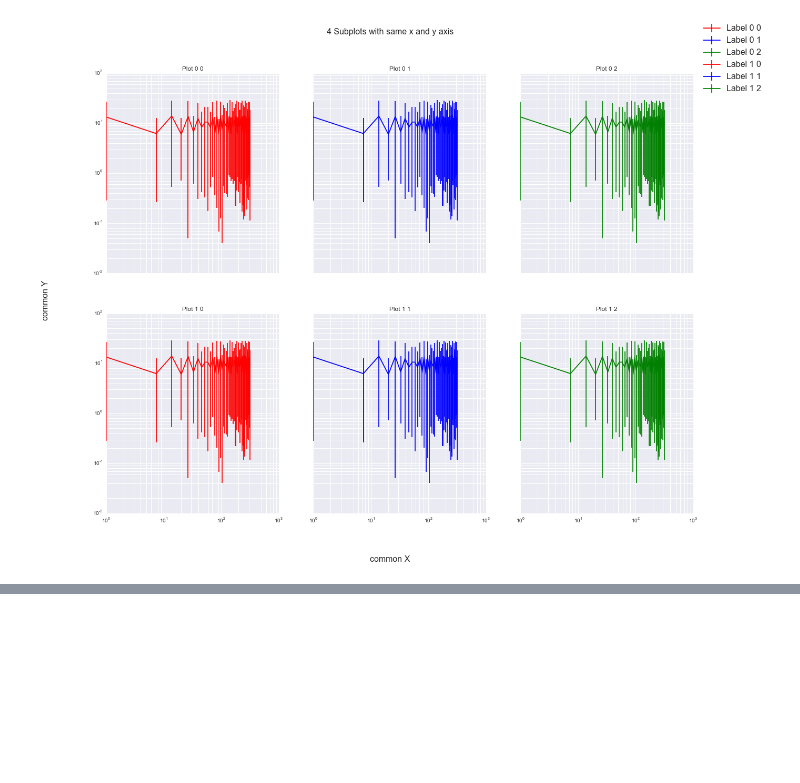
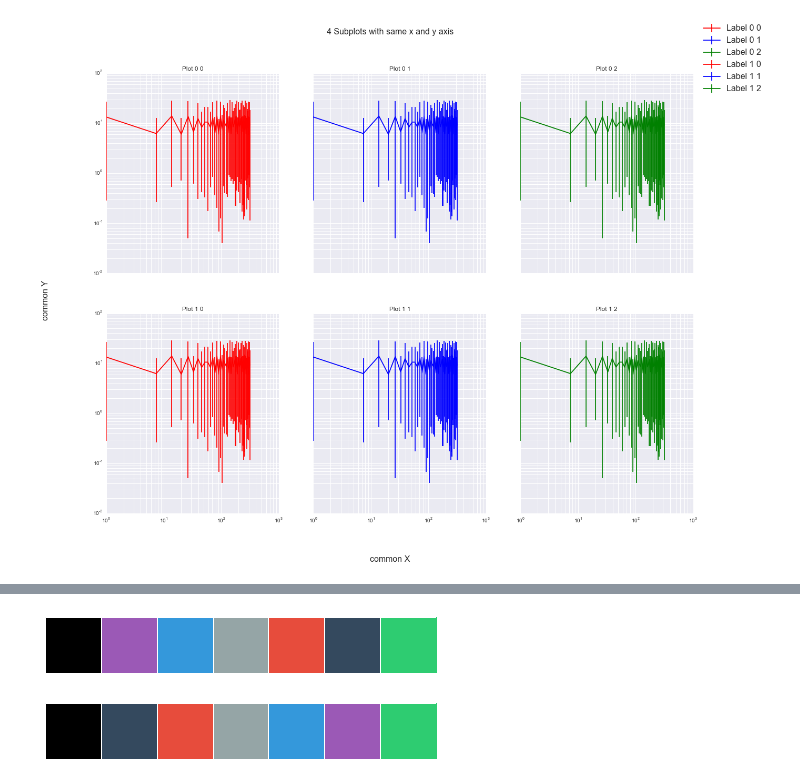
Before and after one commit to napsternxg/ipython-notebooks, a Jupyter notebook: Charts Experiments.ipynb, the cells around one changed output, grey strips where cells are left out. Cells and saved outputs as stored; diff of their text form; code cells hidden in the pictures; blank space fills up the shorter version.

```diff
--- a/Charts Experiments.ipynb
+++ b/Charts Experiments.ipynb
@@ -162,0 +163,8 @@ fig.text(0.04, 0.5, 'common Y', va='center', rotation='vertical', fontsize=16)
+# %%
+sns.palplot(sns.color_palette(["#000000", "#9b59b6", "#3498db", "#95a5a6", "#e74c3c", "#34495e", "#2ecc71"]))
+# %% [output]
+[figure, added]
+# %%
+sns.palplot(sns.color_palette(["#000000", "#34495e", "#e74c3c", "#95a5a6", "#3498db", "#9b59b6", "#2ecc71"]))
+# %% [output]
+[figure, added]
```
Also changed, not shown: parts of 2 cells of this notebook, 7 other files.
